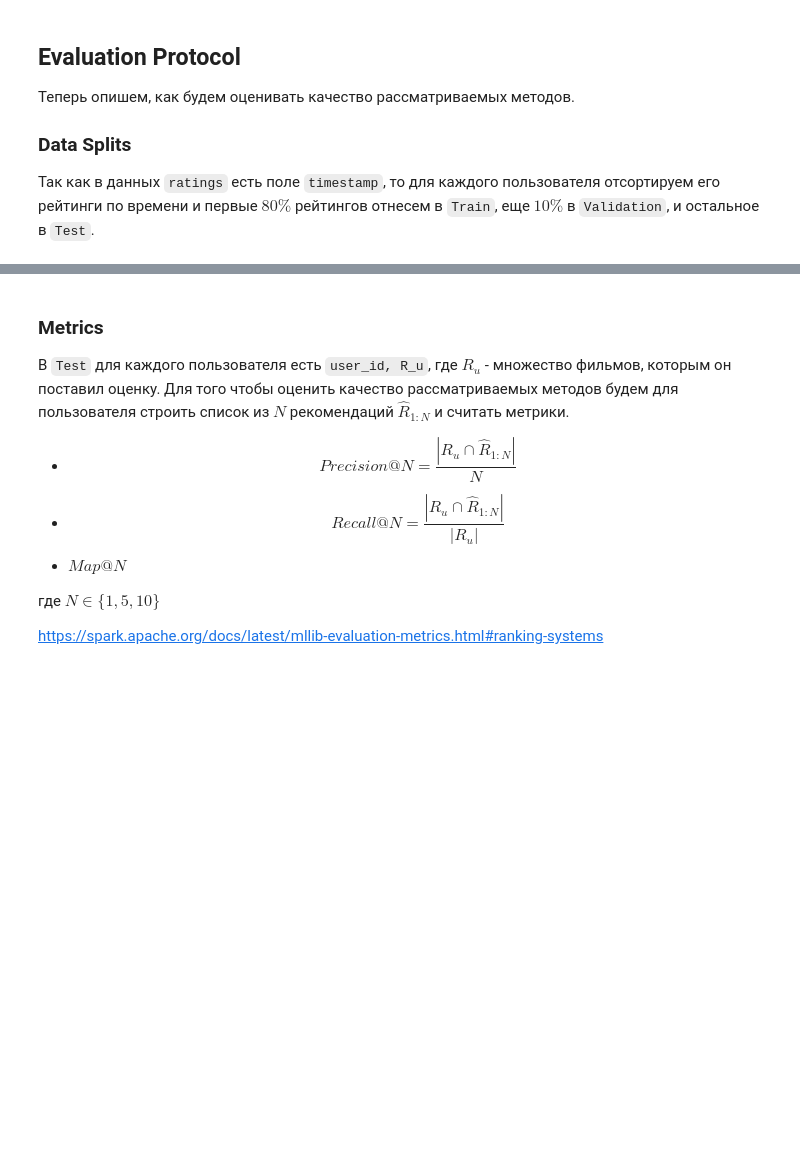
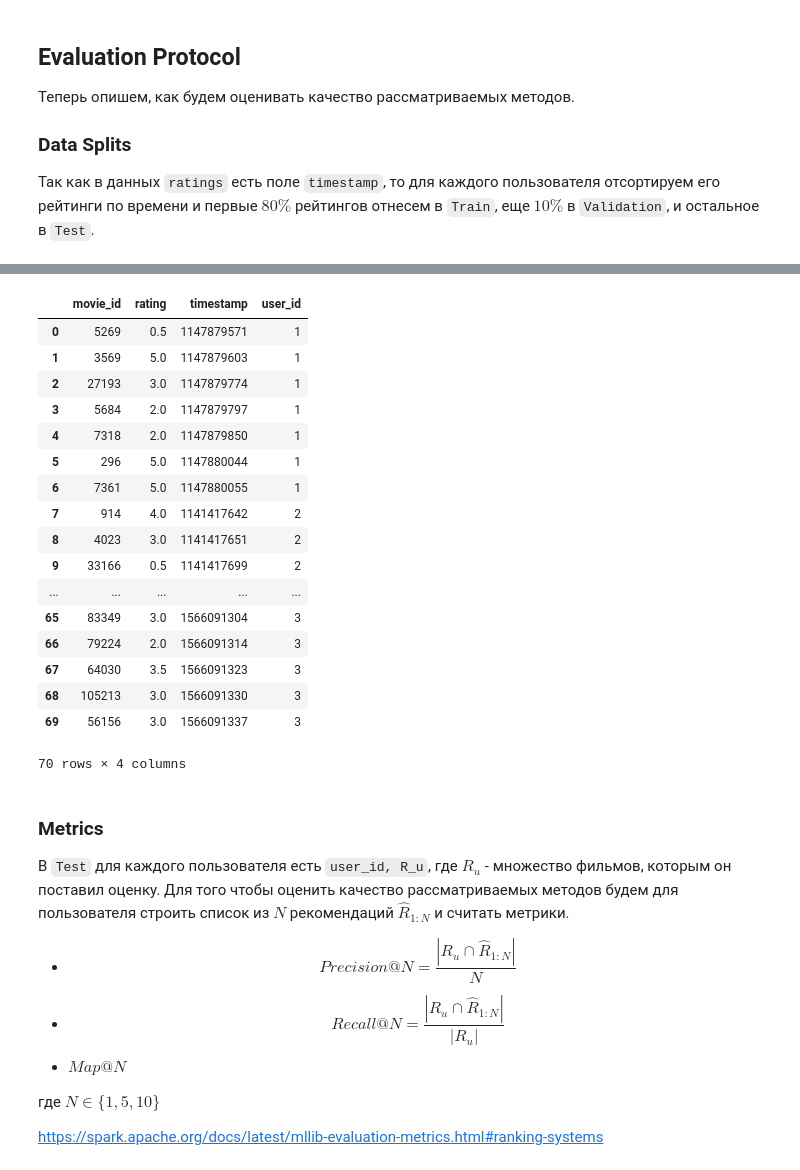
Before and after one commit to maxkvant/MLBD, a Jupyter notebook: spark_sql/notebooks/spark_sql_examples.ipynb, the cells around one changed output, grey strips where cells are left out. Drawn from its saved outputs; the diff is of its cells as text; code cells hidden in the pictures; blank space fills up the shorter version.

```diff
--- a/spark_sql/notebooks/spark_sql_examples.ipynb
+++ b/spark_sql/notebooks/spark_sql_examples.ipynb
@@ -515,3 +612,26 @@ $$U(u) = \left\{ u' \in U \mid sim(u, u') > \alpha \right\},$$
+# %%
+test \
+  .toPandas() \
+  .head(70)
+# %% [output]
+|  | movie_id | rating | timestamp | user_id |
+| 0 | 5269 | 0.5 | 1147879571 | 1 |
+| 1 | 3569 | 5.0 | 1147879603 | 1 |
+| 2 | 27193 | 3.0 | 1147879774 | 1 |
+| 3 | 5684 | 2.0 | 1147879797 | 1 |
+| 4 | 7318 | 2.0 | 1147879850 | 1 |
+| 5 | 296 | 5.0 | 1147880044 | 1 |
+| 6 | 7361 | 5.0 | 1147880055 | 1 |
+| 7 | 914 | 4.0 | 1141417642 | 2 |
+| 8 | 4023 | 3.0 | 1141417651 | 2 |
+| 9 | 33166 | 0.5 | 1141417699 | 2 |
+| ... | ... | ... | ... | ... |
+| 65 | 83349 | 3.0 | 1566091304 | 3 |
+| 66 | 79224 | 2.0 | 1566091314 | 3 |
+| 67 | 64030 | 3.5 | 1566091323 | 3 |
+| 68 | 105213 | 3.0 | 1566091330 | 3 |
+| 69 | 56156 | 3.0 | 1566091337 | 3 |
+70 rows × 4 columns
 # %% [markdown]
 ### Metrics
 
```
Also changed, not shown: parts of 11 cells of this notebook.
